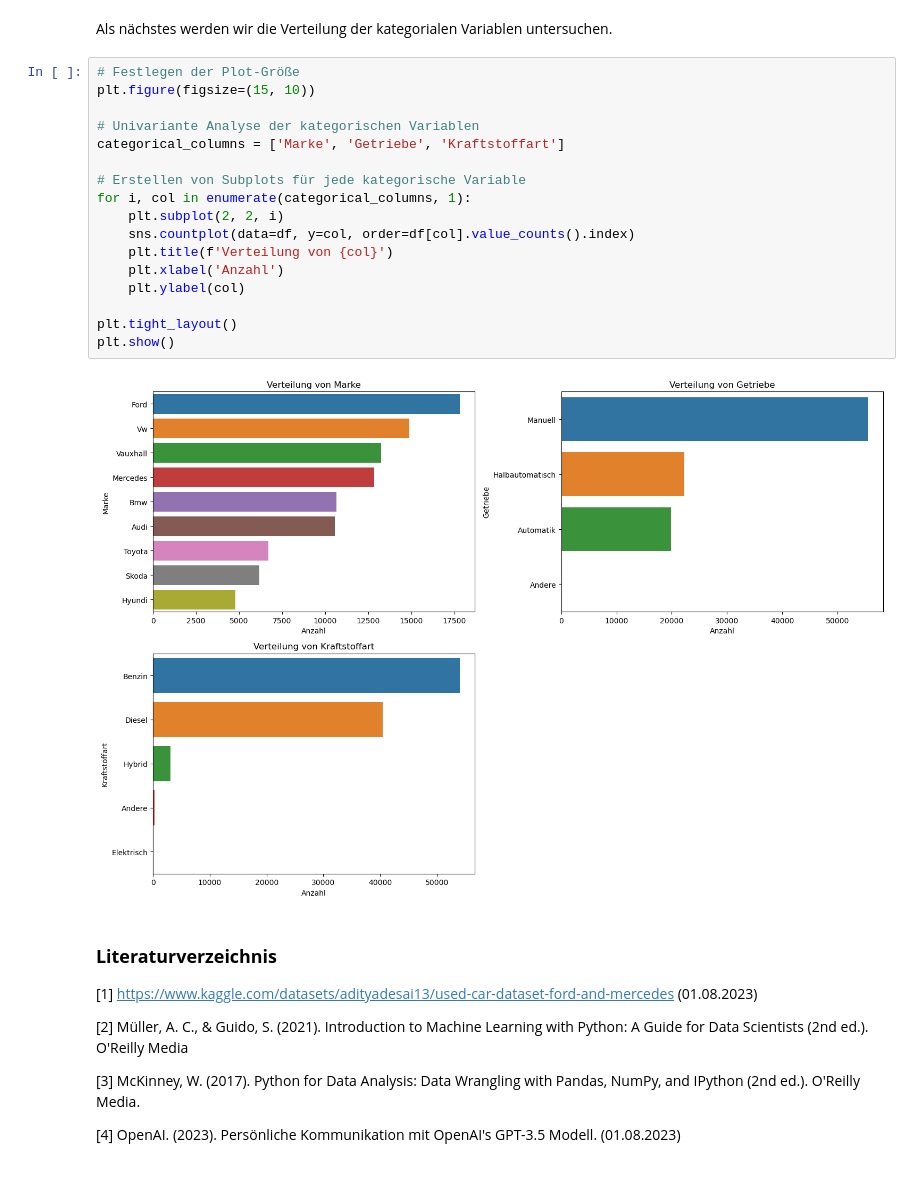
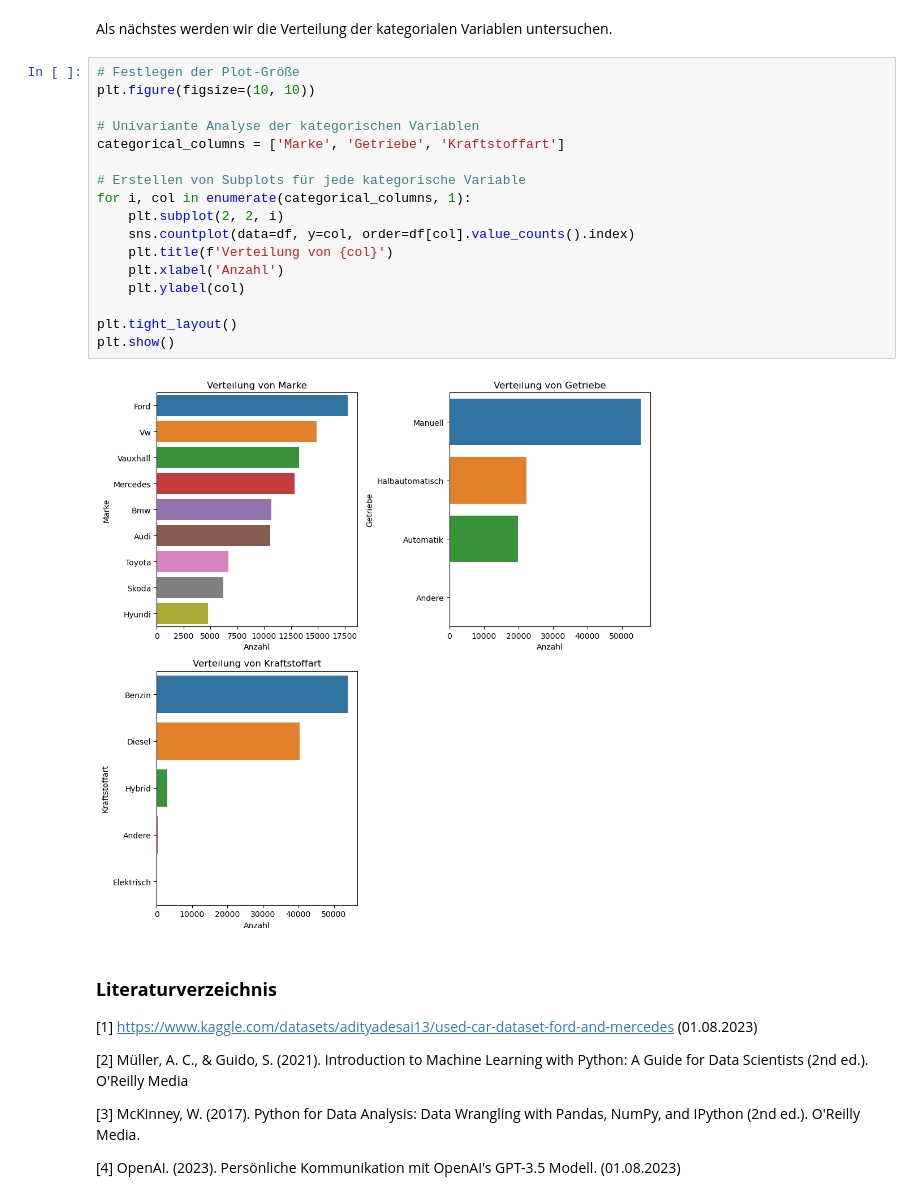
Before and after one commit to ONURYI/ML-Projekt---Gebrauchtwagen-Preisprognose, a Jupyter notebook: notebooks/Gesamtprojekt.ipynb, the cells around one changed output. Saved outputs shown, nothing was run; the diff lists cells and outputs as text.

```diff
--- a/notebooks/Gesamtprojekt.ipynb
+++ b/notebooks/Gesamtprojekt.ipynb
@@ -364,23 +366,23 @@ plt.show()
 Als nächstes werden wir die Verteilung der kategorialen Variablen untersuchen.
 # %%
 # Festlegen der Plot-Größe
-plt.figure(figsize=(15, 10))
+plt.figure(figsize=(10, 10))
 
 # Univariante Analyse der kategorischen Variablen
 categorical_columns = ['Marke', 'Getriebe', 'Kraftstoffart']
 
 # Erstellen von Subplots für jede kategorische Variable
 for i, col in enumerate(categorical_columns, 1):
     plt.subplot(2, 2, i)
     sns.countplot(data=df, y=col, order=df[col].value_counts().index)
     plt.title(f'Verteilung von {col}')
     plt.xlabel('Anzahl')
     plt.ylabel(col)
 
 plt.tight_layout()
 plt.show()
 # %% [output]
-[figure, old version]
+[figure, new version]
 # %% [markdown]
 ### **Literaturverzeichnis**
 
```
Also changed, not shown: parts of 3 cells of this notebook.
